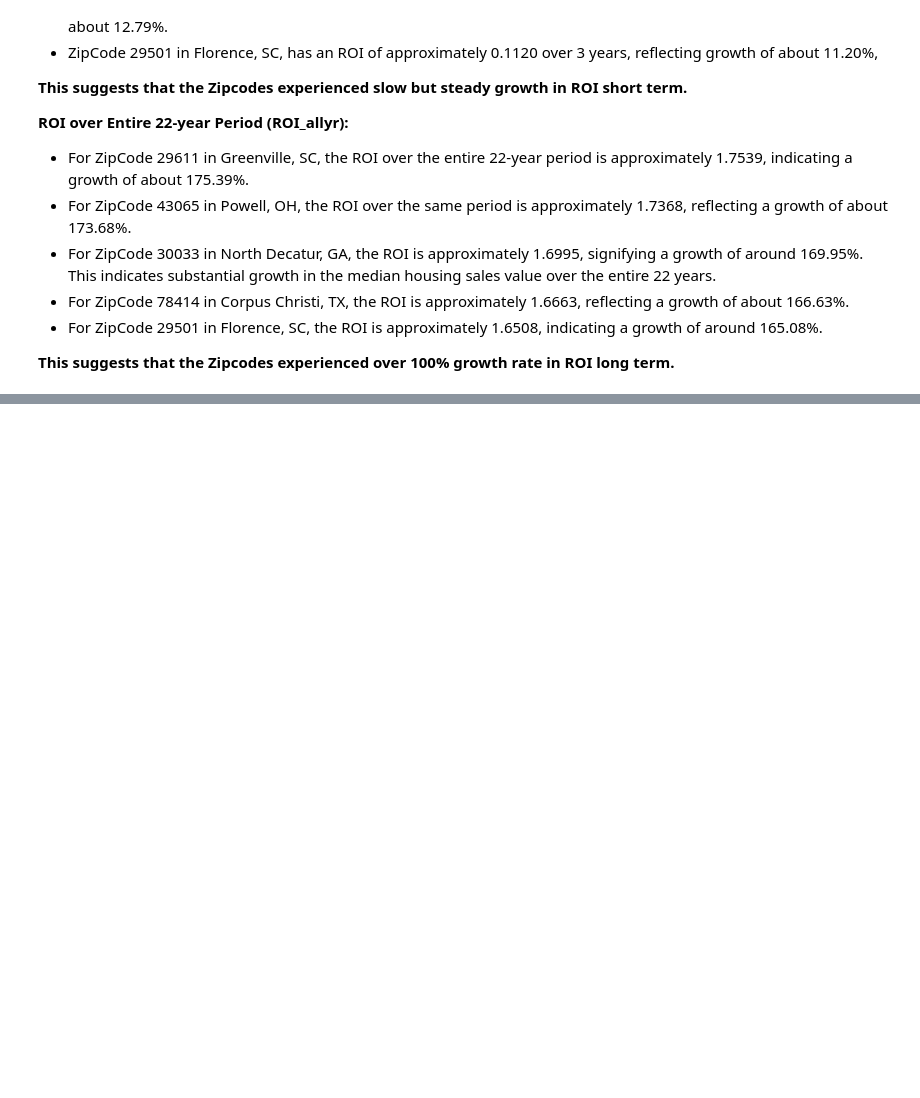
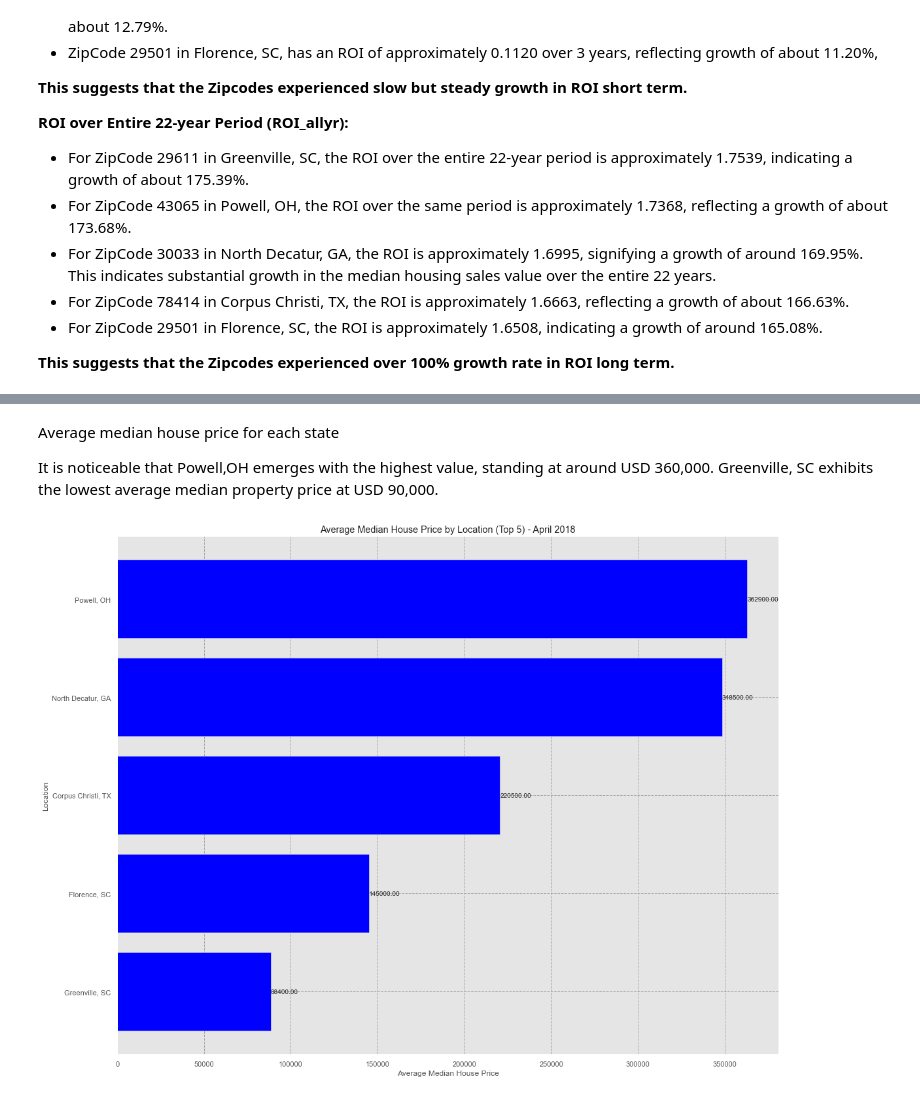
Before and after one commit to mbuvimuia/Time-Series-Analysis-Zillow-Data, a Jupyter notebook: index.ipynb, the cells around one changed output, grey strips where cells are left out. Drawn from its saved outputs; the diff is of its cells as text; code cells hidden in the pictures; blank space fills up the shorter version.

```diff
--- a/index.ipynb
+++ b/index.ipynb
@@ -374,0 +408,36 @@ zc_best5[['ZipCode', 'location', 'ROI_allyr', 'ROI_20yr',
+# %% [markdown]
+Average median house price for each state
+
+It is noticeable that Powell,OH emerges with the highest value, standing at around USD 360,000. Greenville, SC exhibits the lowest average median property price at USD 90,000.
+# %%
+# Select the top 5 locations
+top5_locations = zc_best5['location'].value_counts().nlargest(5).index
+
+# Filter the data for the top 5 locations
+filtered_data = zc_best5[zc_best5['location'].isin(top5_locations)]
+
+# Calculate the average median house price for April 2018 for the top 5 locations
+location_price = filtered_data.groupby('location')['2018-04'].mean().sort_values()
+
+# Plotting the average median house price by state for April 2018
+plt.figure(figsize=(16, 12))
+bars = plt.barh(location_price.index, location_price.values, color='blue')
+plt.title('Average Median House Price by Location (Top 5) - April 2018')
+plt.xlabel('Average Median House Price')
+plt.ylabel('Location')
+plt.grid(True, which="both", linestyle="--", color='0.65')
+
+# Add value labels on the bars
+for bar in bars:
+    plt.text(
+        bar.get_width(),
+        bar.get_y() + bar.get_height() / 2,
+        f'{bar.get_width():.2f}',
+        va='center',
+        ha='left'
+    )
+
+plt.tight_layout()
+plt.show()
+# %% [output]
+[figure, added]
```
Also changed, not shown: parts of 28 cells of this notebook.
